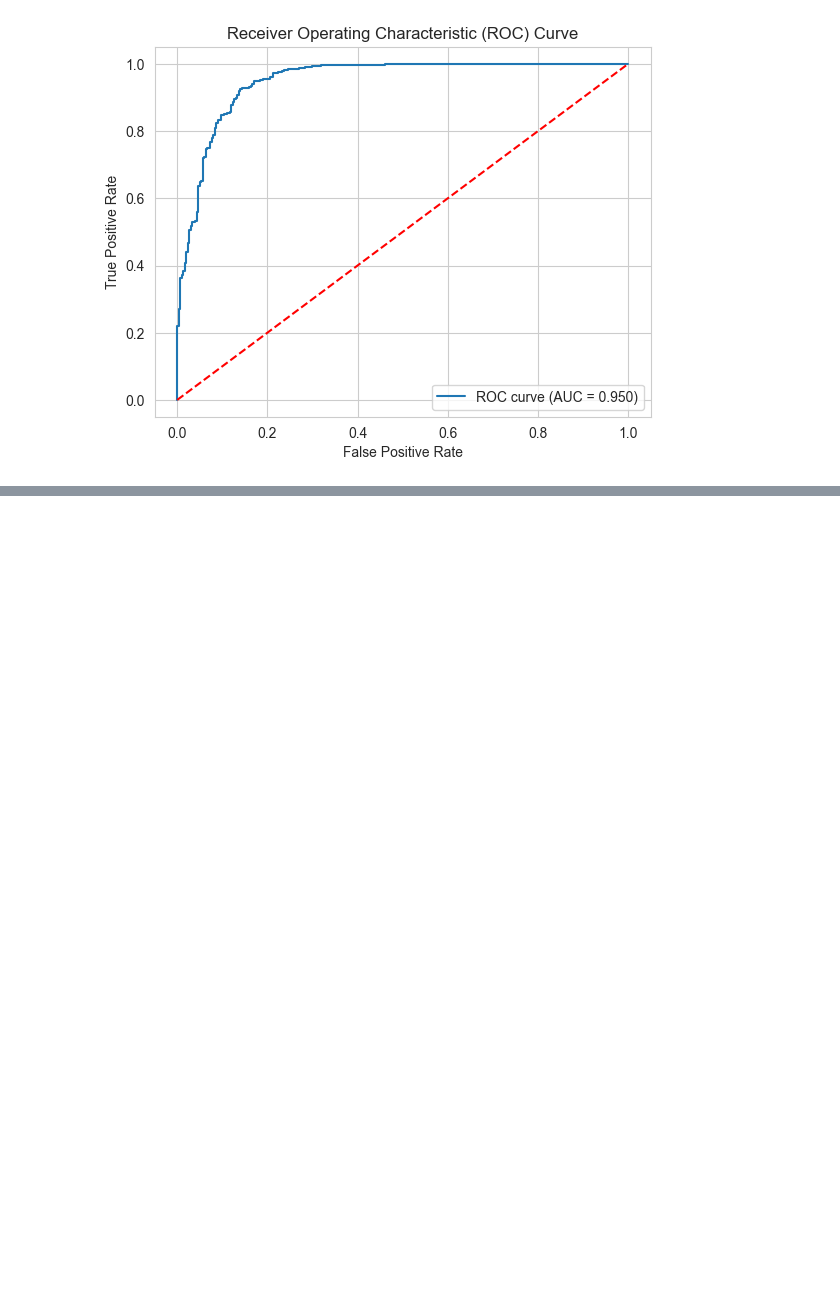
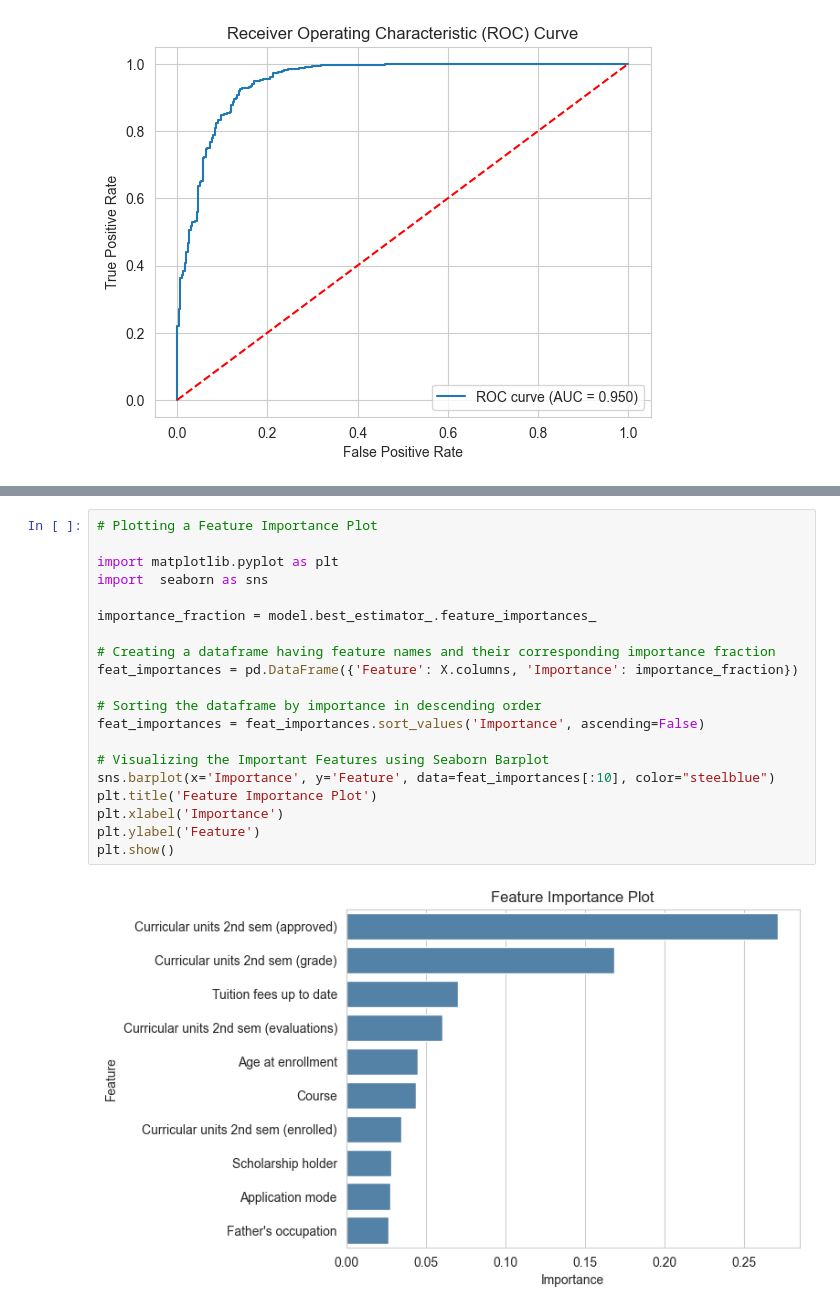
Before and after one commit to JoyBis48/Machine_Learning_Projects, a Jupyter notebook: Dropout_Prediction/Dropout_Prediction_and_Analysis.ipynb, the cells around one changed output, grey strips where cells are left out. Cells and saved outputs as stored; diff of their text form; blank space fills up the shorter version.

Commit message:
Added Feature Importance

```diff
--- a/Dropout_Prediction/Dropout_Prediction_and_Analysis.ipynb
+++ b/Dropout_Prediction/Dropout_Prediction_and_Analysis.ipynb
@@ -487,3 +485,25 @@ plt.title('Confusion Matrix Plot')
 plt.show()
 # %% [output]
 [figure]
+# %%
+# Plotting a Feature Importance Plot
+
+import matplotlib.pyplot as plt
+import  seaborn as sns
+
+importance_fraction = model.best_estimator_.feature_importances_
+
+# Creating a dataframe having feature names and their corresponding importance fraction
+feat_importances = pd.DataFrame({'Feature': X.columns, 'Importance': importance_fraction})
+
+# Sorting the dataframe by importance in descending order
+feat_importances = feat_importances.sort_values('Importance', ascending=False)
+
+# Visualizing the Important Features using Seaborn Barplot
+sns.barplot(x='Importance', y='Feature', data=feat_importances[:10], color="steelblue")
+plt.title('Feature Importance Plot')
+plt.xlabel('Importance')
+plt.ylabel('Feature')
+plt.show()
+# %% [output]
+[figure, added]
```
Also changed, not shown: parts of 1 cell of this notebook, 3 other files.
